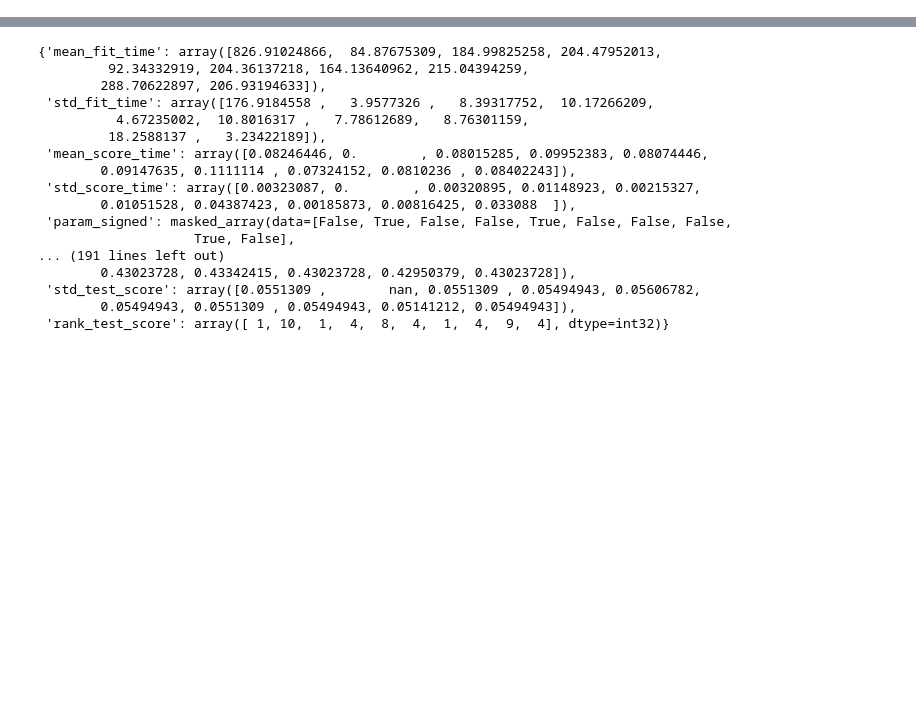
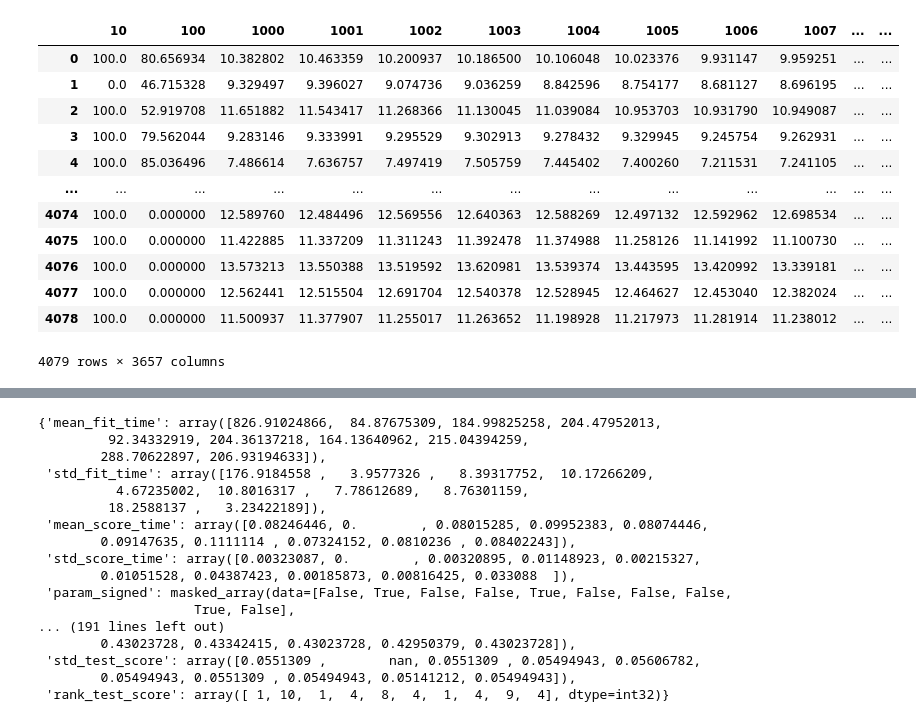
Before and after one commit to nafkhanzam-its/penelitian-vit-wn, a Jupyter notebook: experiments/sandbox.ipynb, the cells around one changed output, grey strips where cells are left out. Cells and saved outputs as stored; diff of their text form; code cells hidden in the pictures; blank space fills up the shorter version.

```diff
--- a/experiments/sandbox.ipynb
+++ b/experiments/sandbox.ipynb
@@ -0,0 +1,6 @@
+# %%
+import pandas as pd
+
+df = pd.read_csv('Data/Cassava/ScreenH_Reading_b.csv')
+
+df.describe()
@@ -1,3 +18,19 @@
+# %%
+df
+# %% [output]
+|  | 10 | 100 | 1000 | 1001 | 1002 | 1003 | 1004 | 1005 | 1006 | 1007 | ... | ... |
+| 0 | 100.0 | 80.656934 | 10.382802 | 10.463359 | 10.200937 | 10.186500 | 10.106048 | 10.023376 | 9.931147 | 9.959251 | ... | ... |
+| 1 | 0.0 | 46.715328 | 9.329497 | 9.396027 | 9.074736 | 9.036259 | 8.842596 | 8.754177 | 8.681127 | 8.696195 | ... | ... |
+| 2 | 100.0 | 52.919708 | 11.651882 | 11.543417 | 11.268366 | 11.130045 | 11.039084 | 10.953703 | 10.931790 | 10.949087 | ... | ... |
+| 3 | 100.0 | 79.562044 | 9.283146 | 9.333991 | 9.295529 | 9.302913 | 9.278432 | 9.329945 | 9.245754 | 9.262931 | ... | ... |
+| 4 | 100.0 | 85.036496 | 7.486614 | 7.636757 | 7.497419 | 7.505759 | 7.445402 | 7.400260 | 7.211531 | 7.241105 | ... | ... |
+| ... | ... | ... | ... | ... | ... | ... | ... | ... | ... | ... | ... | ... |
+| 4074 | 100.0 | 0.000000 | 12.589760 | 12.484496 | 12.569556 | 12.640363 | 12.588269 | 12.497132 | 12.592962 | 12.698534 | ... | ... |
+| 4075 | 100.0 | 0.000000 | 11.422885 | 11.337209 | 11.311243 | 11.392478 | 11.374988 | 11.258126 | 11.141992 | 11.100730 | ... | ... |
+| 4076 | 100.0 | 0.000000 | 13.573213 | 13.550388 | 13.519592 | 13.620981 | 13.539374 | 13.443595 | 13.420992 | 13.339181 | ... | ... |
+| 4077 | 100.0 | 0.000000 | 12.562441 | 12.515504 | 12.691704 | 12.540378 | 12.528945 | 12.464627 | 12.453040 | 12.382024 | ... | ... |
+| 4078 | 100.0 | 0.000000 | 11.500937 | 11.377907 | 11.255017 | 11.263652 | 11.198928 | 11.217973 | 11.281914 | 11.238012 | ... | ... |
+4079 rows × 3657 columns
 # %%
 from sklearn import preprocessing
 from sklearn.decomposition import PCA
```
Also changed, not shown: parts of 1 cell of this notebook, 35 other files.
